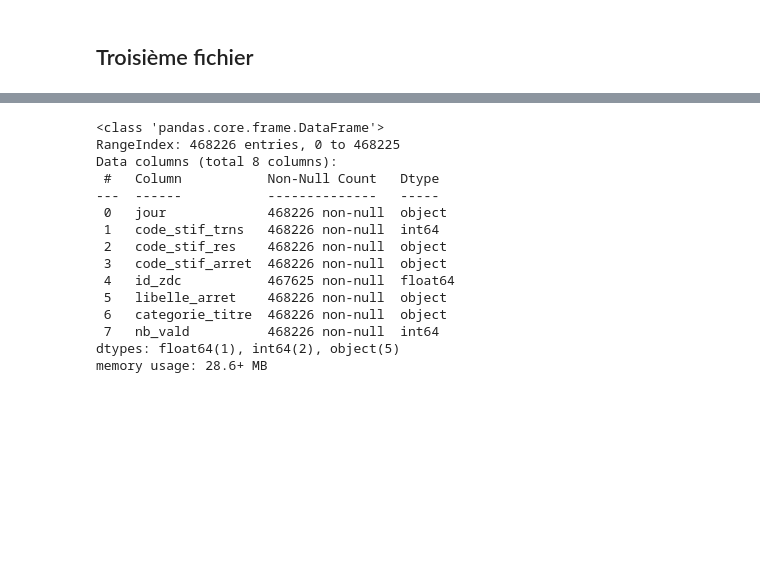
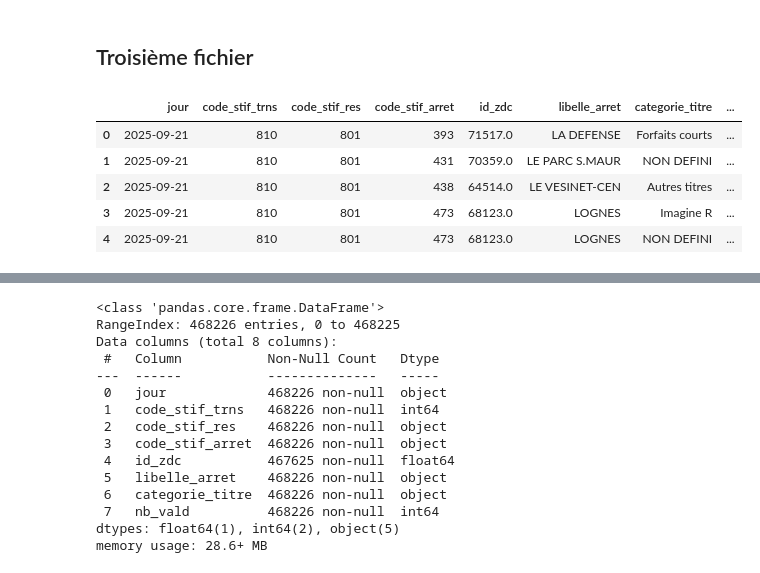
Before and after one commit to jj-cnam/stations_metro_frequentation_jj, a Jupyter notebook: notebooks/exploration.ipynb, the cells around one changed output, grey strips where cells are left out. Saved outputs shown, nothing was run; the diff lists cells and outputs as text; code cells hidden in the pictures; blank space fills up the shorter version.

```diff
--- a/notebooks/exploration.ipynb
+++ b/notebooks/exploration.ipynb
@@ -120,7 +134,16 @@ memory usage: 28.9+ MB
 # %% [markdown]
 ## Troisième fichier
 # %%
-donnees3 = pd.read_excel(fichier.format("3eme"))
+with fs.open(fichiers[2], mode="rb") as fichier:
+    donnees3 = pd.read_excel(fichier)
+donnees3.head()
+# %% [output]
+|  | jour | code_stif_trns | code_stif_res | code_stif_arret | id_zdc | libelle_arret | categorie_titre | ... |
+| 0 | 2025-09-21 | 810 | 801 | 393 | 71517.0 | LA DEFENSE | Forfaits courts | ... |
+| 1 | 2025-09-21 | 810 | 801 | 431 | 70359.0 | LE PARC S.MAUR | NON DEFINI | ... |
+| 2 | 2025-09-21 | 810 | 801 | 438 | 64514.0 | LE VESINET-CEN | Autres titres | ... |
+| 3 | 2025-09-21 | 810 | 801 | 473 | 68123.0 | LOGNES | Imagine R | ... |
+| 4 | 2025-09-21 | 810 | 801 | 473 | 68123.0 | LOGNES | NON DEFINI | ... |
 # %%
 donnees3.tail()
 # %% [output]
```
Also changed, not shown: parts of 47 cells of this notebook, 9 other files.
